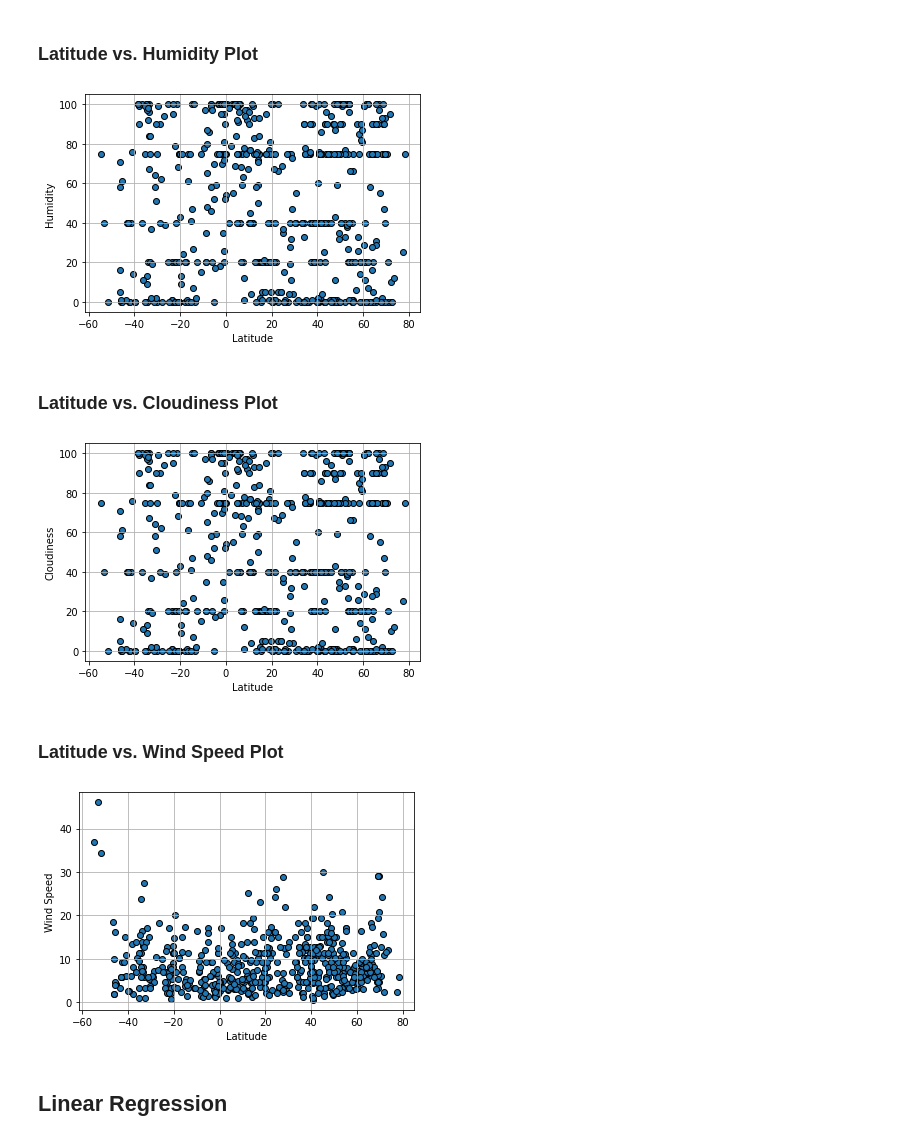
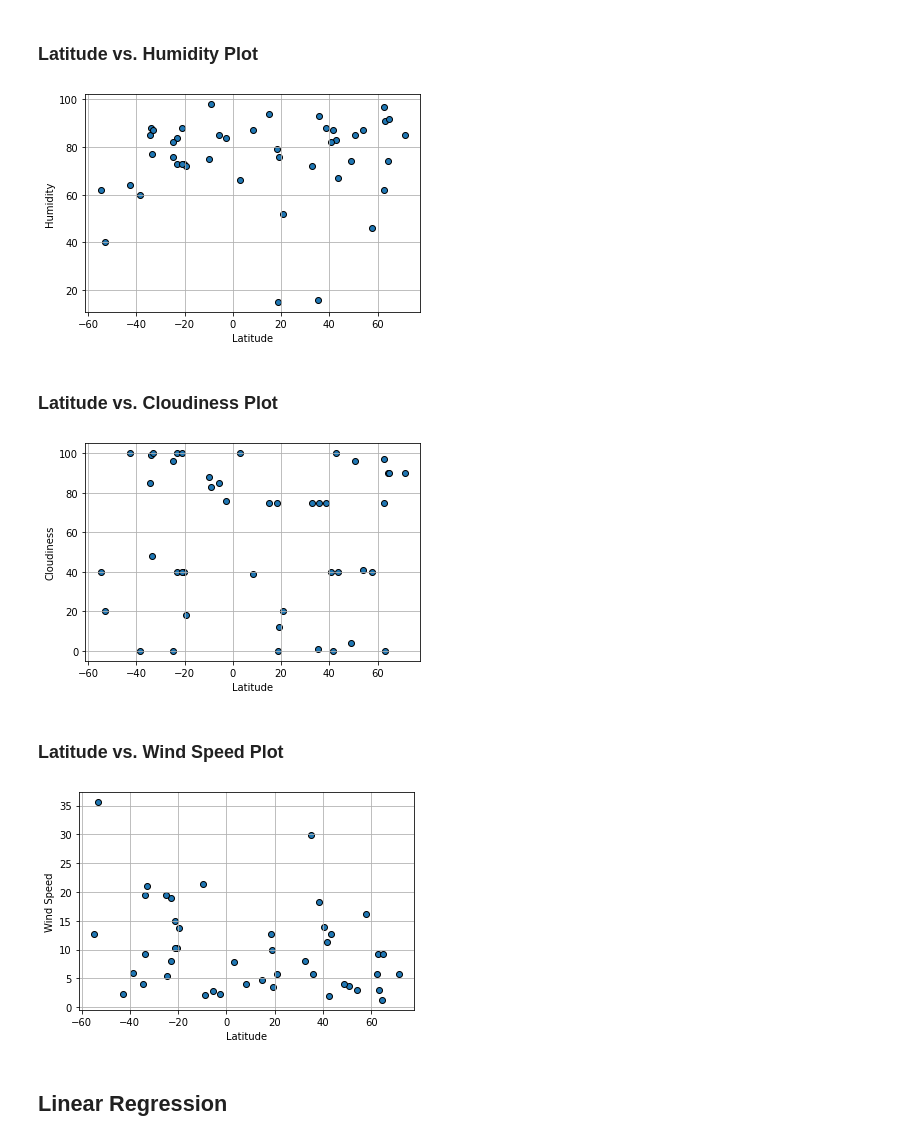
Before and after one commit to MersedehSP/Python_API_Challenge, a Jupyter notebook: starter_code/WeatherPy2.ipynb, the cells around one changed output. Cells and saved outputs as stored; diff of their text form; code cells hidden in the pictures.

```diff
--- a/starter_code/WeatherPy2.ipynb
+++ b/starter_code/WeatherPy2.ipynb
@@ -164,6 +178,6 @@ AttributeError: '_io.TextIOWrapper' object has no attribute 'to_csv'
 # %%
 #corrected-data_path = 'weatherAPI_data.csv'
-corrected_data_path = "Resources/cities.csv"
+corrected_data_path = "../output_data/cities.csv"
 
 corrected_data_df = pd.read_csv(corrected_data_path)
 corrected_data_df
@@ -204,15 +222,15 @@ plt.show()
 ### Latitude vs. Humidity Plot
 # %%
 cloud_data = corrected_data_df["Humidity"]
-plt.scatter(lat_data, hume_data, marker ="o", edgecolors="black")
+plt.scatter(lat_data, cloud_data, marker ="o", edgecolors="black")
 plt.xlabel("Latitude")
 plt.ylabel("Humidity")
 plt.grid(True)
 #plt.title(f"City Latitude vs Max Temperature {}")
 plt.savefig("Images/Lat_vs_hume.png")
 plt.show()
 # %% [output]
-[figure, old version]
+[figure, new version]
 # %% [markdown]
 ### Latitude vs. Cloudiness Plot
 # %%
@@ -225,7 +243,7 @@ plt.grid(True)
 plt.savefig("Images/Lat_vs_cloud.png")
 plt.show()
 # %% [output]
-[figure, old version]
+[figure, new version]
 # %% [markdown]
 ### Latitude vs. Wind Speed Plot
 # %%
@@ -238,7 +256,7 @@ plt.grid(True)
 plt.savefig("Images/Lat_vs_Wind_Speed.png")
 plt.show()
 # %% [output]
-[figure, old version]
+[figure, new version]
 # %% [markdown]
 ## Linear Regression
 # %% [markdown]
```
Also changed, not shown: parts of 15 cells of this notebook, 8 other files.
